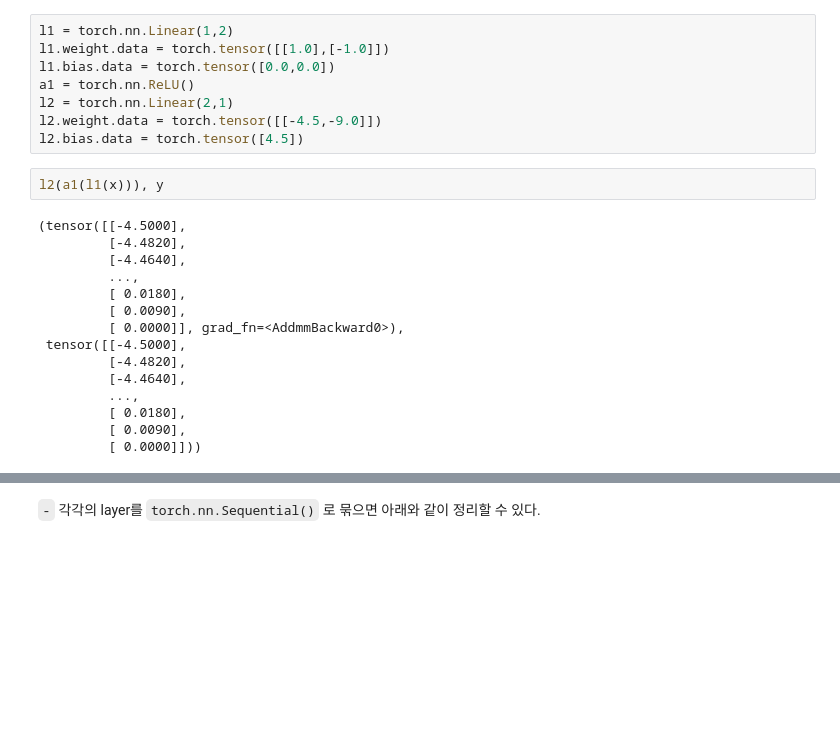
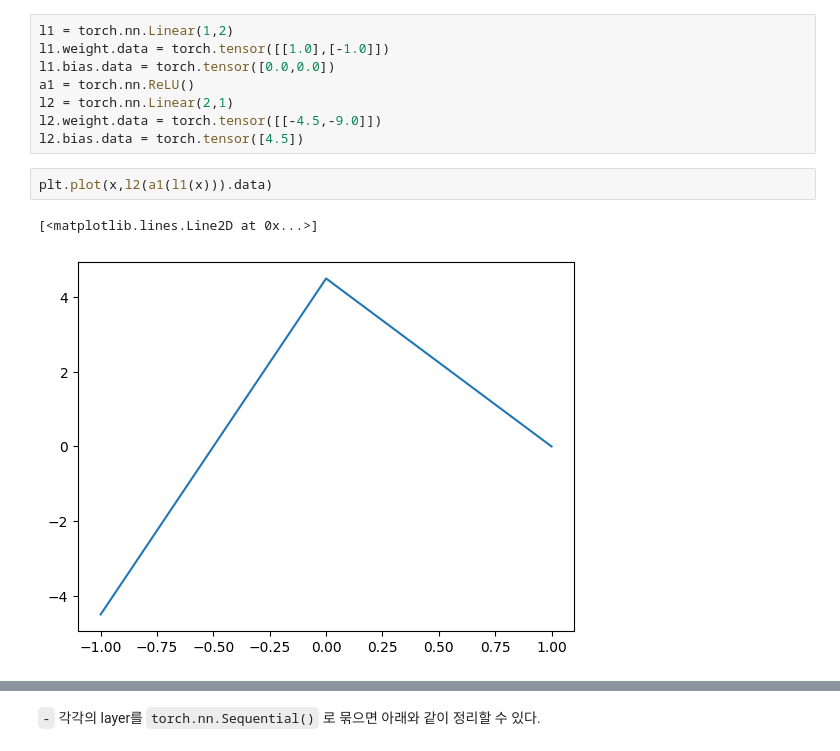
Before and after one commit to KimDoYoung1997/DL2024, a Jupyter notebook: posts/03wk-2.ipynb, the cells around one changed output, grey strips where cells are left out. Drawn from its saved outputs; the diff is of its cells as text; blank space fills up the shorter version.

```diff
--- a/posts/03wk-2.ipynb
+++ b/posts/03wk-2.ipynb
@@ -283,19 +308,7 @@ l2 = torch.nn.Linear(2,1)
 l2.weight.data = torch.tensor([[-4.5,-9.0]])
 l2.bias.data = torch.tensor([4.5])
 # %%
-l2(a1(l1(x))), y
+plt.plot(x,l2(a1(l1(x))).data)
 # %% [output]
-(tensor([[-4.5000],
-         [-4.4820],
-         [-4.4640],
-         ...,
-         [ 0.0180],
-         [ 0.0090],
-         [ 0.0000]], grad_fn=<AddmmBackward0>),
- tensor([[-4.5000],
-         [-4.4820],
-         [-4.4640],
-         ...,
-         [ 0.0180],
-         [ 0.0090],
-         [ 0.0000]]))
+[<matplotlib.lines.Line2D at 0x...>]
+[figure, added]
```
Also changed, not shown: parts of 11 cells of this notebook.
